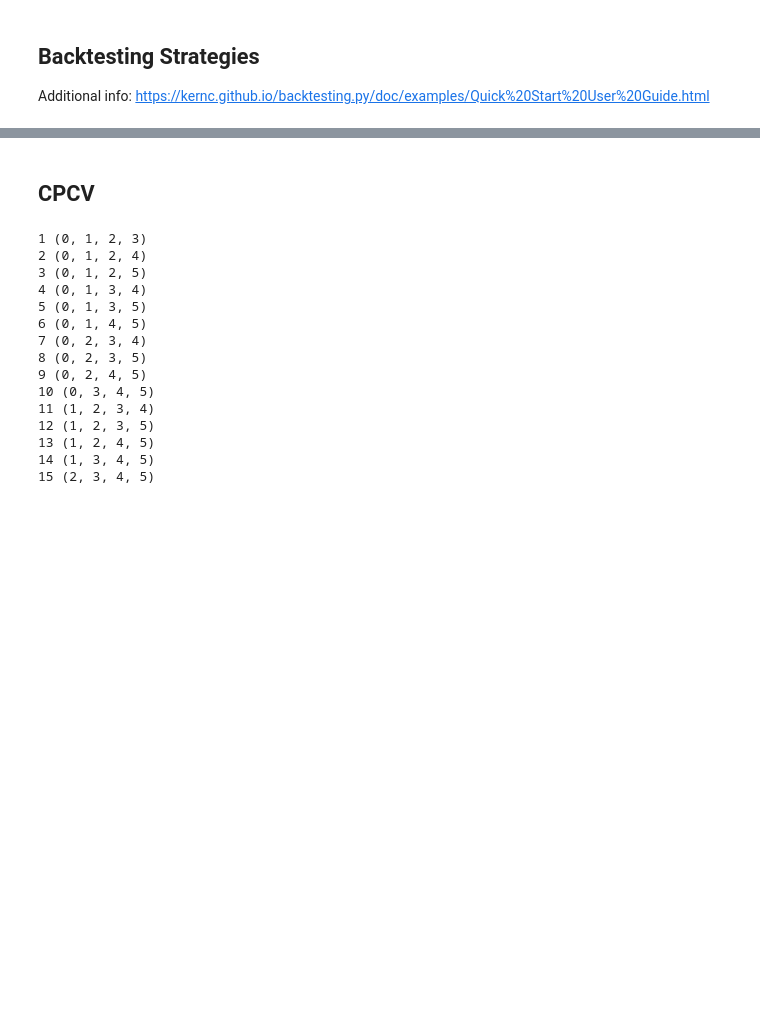
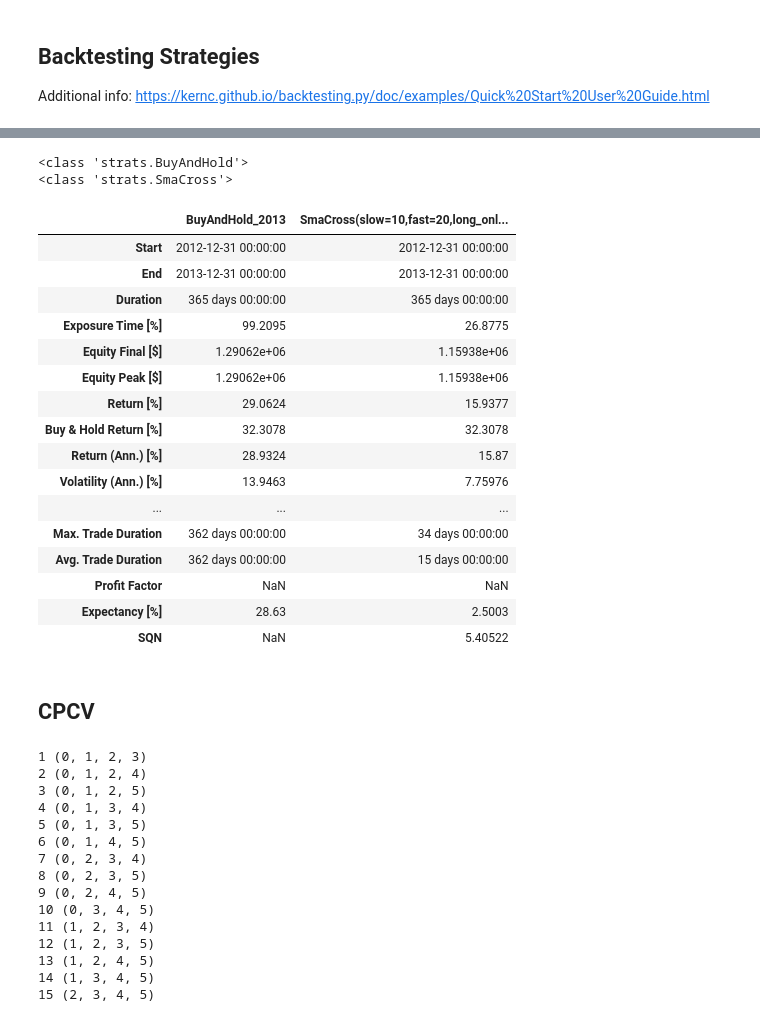
Before and after one commit to evelynyou/capstone_indicators, a Jupyter notebook: productionize.ipynb, the cells around one changed output, grey strips where cells are left out. Saved outputs shown, nothing was run; the diff lists cells and outputs as text; code cells hidden in the pictures; blank space fills up the shorter version.

```diff
--- a/productionize.ipynb
+++ b/productionize.ipynb
@@ -60,12 +37,0 @@ data_
-# %%
-bt = Backtest(data_, strats.MacdSignal, cash=10_000, commission=0.0)
-stats_skopt, heatmap, optimize_result = bt.optimize(
-                fastperiod = [5, 15],
-                slowperiod = [10, 30],
-                signalperiod = [5, 10],
-                constraint=lambda p: p.signalperiod < p.fastperiod < p.slowperiod,
-                maximize='Sharpe Ratio',
-                method='skopt',
-                max_tries=100,
-                return_heatmap=True,
-                return_optimization=True)
@@ -96,9 +37,0 @@ optimize_result.x[0]
-# %%
-bt = Backtest(past10, strats.SmaCross, cash=10_000, commission=0.0)
-stats = bt.run(fast = 93, slow = 142)
-stats
-# %%
-past1 = ydata.iloc[-int(float(3)*252):]
-bt1 = Backtest(past1, strats.SmaCross, cash=10_000, commission=0.0)
-stats = bt1.run(fast = 93, slow = 142)
-stats
@@ -105,3 +96,28 @@ stats
+# %%
+strat_returns = get_back_test_comparasion(ydata, 'SmaCross', "2013", {'slow':10, 'fast':20, 'long_only':1}, 1_000_000, 0.)
+# %% [output]
+<class 'strats.BuyAndHold'>
+<class 'strats.SmaCross'>
+# %%
+strat_returns
+# %% [output]
+|  | BuyAndHold_2013 | SmaCross(slow=10,fast=20,long_onl... |
+| Start | 2012-12-31 00:00:00 | 2012-12-31 00:00:00 |
+| End | 2013-12-31 00:00:00 | 2013-12-31 00:00:00 |
+| Duration | 365 days 00:00:00 | 365 days 00:00:00 |
+| Exposure Time [%] | 99.2095 | 26.8775 |
+| Equity Final [$] | 1.29062e+06 | 1.15938e+06 |
+| Equity Peak [$] | 1.29062e+06 | 1.15938e+06 |
+| Return [%] | 29.0624 | 15.9377 |
+| Buy & Hold Return [%] | 32.3078 | 32.3078 |
+| Return (Ann.) [%] | 28.9324 | 15.87 |
+| Volatility (Ann.) [%] | 13.9463 | 7.75976 |
+| ... | ... | ... |
+| Max. Trade Duration | 362 days 00:00:00 | 34 days 00:00:00 |
+| Avg. Trade Duration | 362 days 00:00:00 | 15 days 00:00:00 |
+| Profit Factor | NaN | NaN |
+| Expectancy [%] | 28.63 | 2.5003 |
+| SQN | NaN | 5.40522 |
 # %% [markdown]
 ## CPCV
 # %%
```
Also changed, not shown: parts of 7 cells of this notebook, 2 other files.
